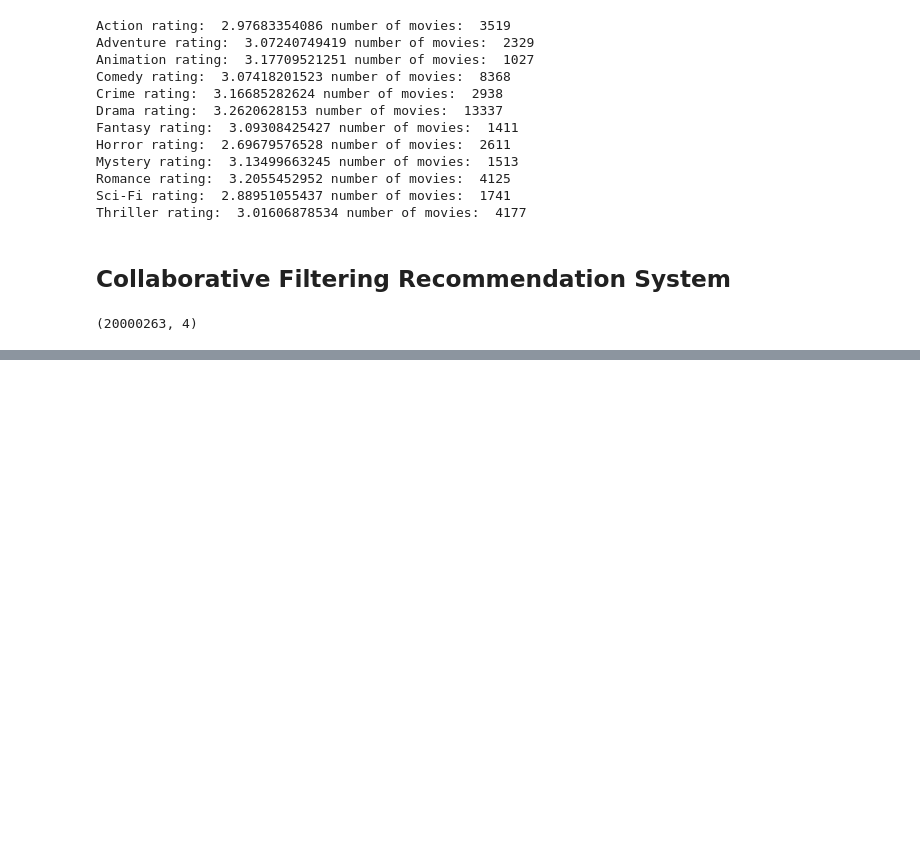
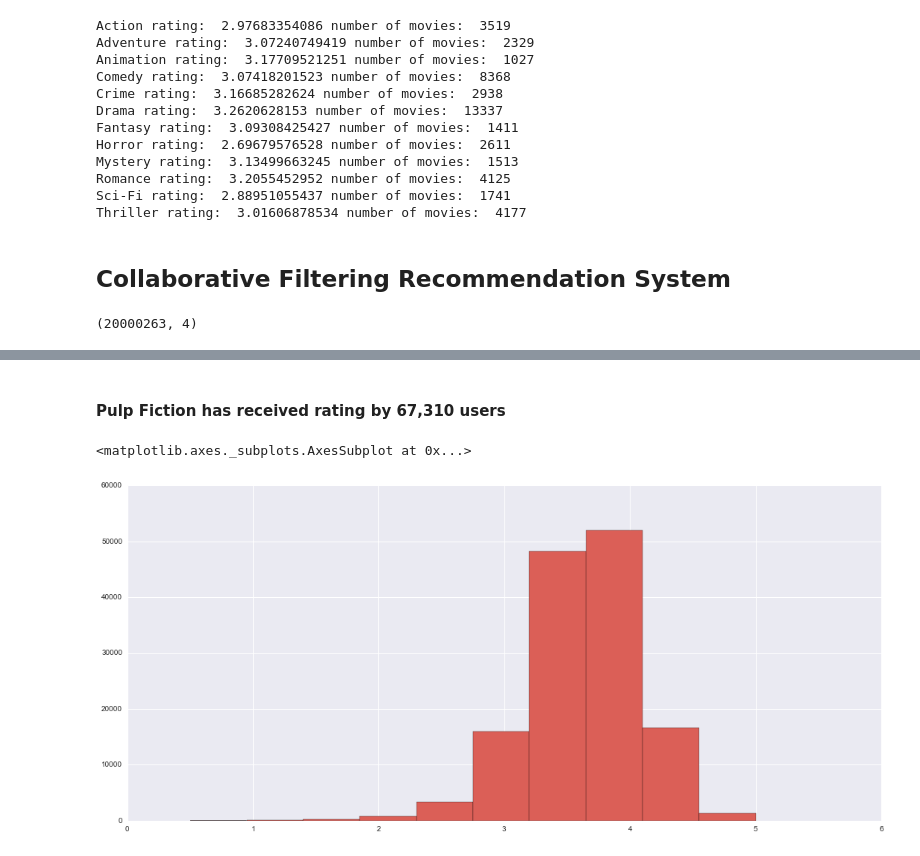
Before and after one commit to ah3200/movielens, a Jupyter notebook: Movies-and-generation.ipynb, the cells around one changed output, grey strips where cells are left out. Cells and saved outputs as stored; diff of their text form; code cells hidden in the pictures; blank space fills up the shorter version.

```diff
--- a/Movies-and-generation.ipynb
+++ b/Movies-and-generation.ipynb
@@ -363,0 +414,8 @@ rating.shape
+# %% [markdown]
+#### Pulp Fiction has received rating by 67,310 users
+# %%
+average_rating_by_user = rating.groupby('userId')['rating'].mean()
+average_rating_by_user.hist()
+# %% [output]
+<matplotlib.axes._subplots.AxesSubplot at 0x...>
+[figure, added]
```
Also changed, not shown: parts of 11 cells of this notebook.
